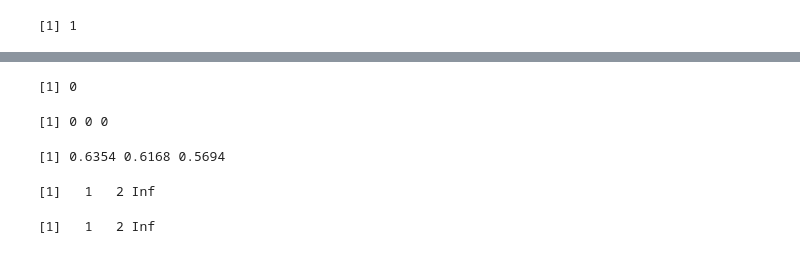
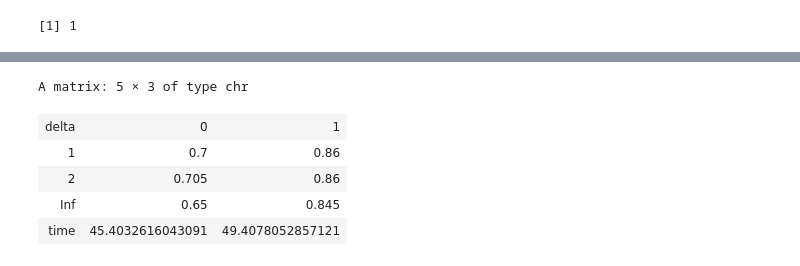
Before and after one commit to yanyuchen/causal_net_test, a Jupyter notebook: R.ipynb, the cells around one changed output, grey strips where cells are left out. Saved outputs shown, nothing was run; the diff lists cells and outputs as text; code cells hidden in the pictures.

```diff
--- a/R.ipynb
+++ b/R.ipynb
@@ -640,8 +628,0 @@ run_time
-# %%
-i = 0
-load_dir = paste(data_dir, toString(i), '/', sep = '')
-dat = read.csv(paste(getwd(), load_dir, 'delta_', toString(delta), '_data.txt', sep = ''), header = F, sep = ' ')
-
-y = dat[[8]]
-a = dat[[1]]
-l = dat[2:7]
@@ -670,3 +628,0 @@ mu.mod <- function(t, x, delta) {
-# %%
-out <- drdrtest(y, a, l, c(0.01,0.99), pifunc, mufunc, b = b)
-#out$p.value
@@ -765,0 +793,19 @@ time_cost
+# %%
+delta_list = c(0, 0.5)
+save_dir = 'R/logs/simu2/eval/'
+run_time = rep(0, length(delta_list))
+run_time2 = rep(0, length(delta_list))
+
+idx = 1
+for (delta in delta_list){
+     #out = read.csv(paste(save_dir, "p_val_w_oracal_delta_", delta , '.txt', sep = ''), header  = F, sep = ' ')
+     #out2 = read.csv(paste(save_dir, "p_val_w_SuperLearner_delta_", delta , '.txt', sep = ''), header  = F, sep = ' ')
+     #rej_rate[idx,] = mean(out < alpha)
+     #rej_rate2[idx,] = mean(out2 < alpha)
+
+     time_cost_ = read.csv(paste(save_dir, "run_time_w_oracal_delta_", delta , '.txt', sep = ''), header  = F, sep = ' ')
+     time_cost2_ = read.csv(paste(save_dir, "run_time_w_SuperLearner_delta_", delta , '.txt', sep = ''), header  = F, sep = ' ')
+     #run_time[idx] = mean(time_cost_[[1]])
+     #run_time2[idx] = mean(time_cost2_[[1]])
+     idx = idx + 1
+}
@@ -766,4 +816,7 @@ time_cost
 # %%
+save_dir = 'R/logs/simu1/eval/'
+delta_list = c(0, 1)
+
 rej_rate = matrix(rep(0, length(delta_list) * 3), ncol = 3)
 run_time = rep(0, length(delta_list))
 rej_rate2 = matrix(rep(0, length(delta_list) * 3), ncol = 3)
@@ -773,8 +826,8 @@ idx = 1
 for (delta in delta_list){
     out = read.csv(paste(save_dir, "p_val_w_oracal_delta_", delta , '.txt', sep = ''), header  = F, sep = ' ')
     out2 = read.csv(paste(save_dir, "p_val_w_SuperLearner_delta_", delta , '.txt', sep = ''), header  = F, sep = ' ')
-    rej_rate[idx,] = mean(out < alpha)
-    rej_rate2[idx,] = mean(out2 < alpha)
+    rej_rate[idx,] = colMeans(out < alpha)
+    rej_rate2[idx,] = colMeans(out2 < alpha)
 
     time_cost_ = read.csv(paste(save_dir, "run_time_w_oracal_delta_", delta , '.txt', sep = ''), header  = F, sep = ' ')
     time_cost2_ = read.csv(paste(save_dir, "run_time_w_SuperLearner_delta_", delta , '.txt', sep = ''), header  = F, sep = ' ')
@@ -788,26 +841,14 @@ colnames(result) = NULL
 result2 = t(cbind(c('delta', delta_list), rbind(p, rej_rate2), c('time', run_time2)))
 colnames(result2) = NULL
 
-write.table(result, file=paste(save_dir, 'westling_oracal_rej_rate.txt', sep = ''), row.names=FALSE, col.names=FALSE)
-write.table(result2, file=paste(save_dir, 'westling_SuperLearner_rej_rate.txt', sep = ''), row.names=FALSE, col.names=FALSE)
+#write.table(result, file=paste(save_dir, 'westling_oracal_rej_rate.txt', sep = ''), row.names=FALSE, col.names=FALSE)
+#write.table(result2, file=paste(save_dir, 'westling_SuperLearner_rej_rate.txt', sep = ''), row.names=FALSE, col.names=FALSE)
-# %%
-delta_list
-# %% [output]
-[1] 0
-# %%
-p_val = matrix(rep(0, num * 3), ncol = 3)
-p_val[1,]
-# %% [output]
-[1] 0 0 0
-# %%
-out$test$p.val
-# %% [output]
-[1] 0.6354 0.6168 0.5694
-# %%
-out$test$p
-# %% [output]
-[1]   1   2 Inf
-# %%
-p
-# %% [output]
-[1]   1   2 Inf
+# %%
+result
+# %% [output]
+A matrix: 5 × 3 of type chr
+| delta | 0 | 1 |
+| 1 | 0.7 | 0.86 |
+| 2 | 0.705 | 0.86 |
+| Inf | 0.65 | 0.845 |
+| time | 45.4032616043091 | 49.4078052857121 |
```
Also changed, not shown: parts of 25 cells of this notebook, 46 other files.
